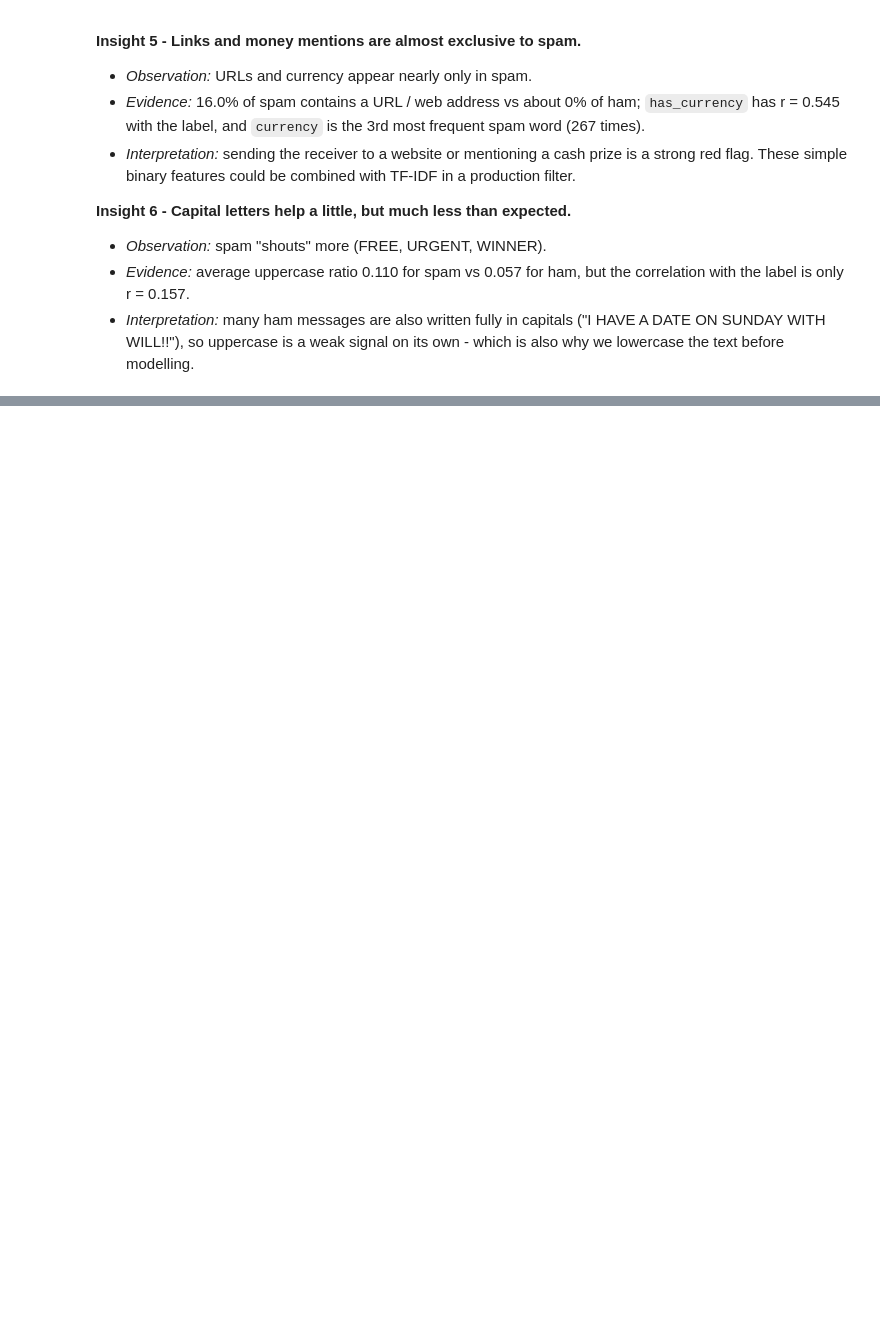
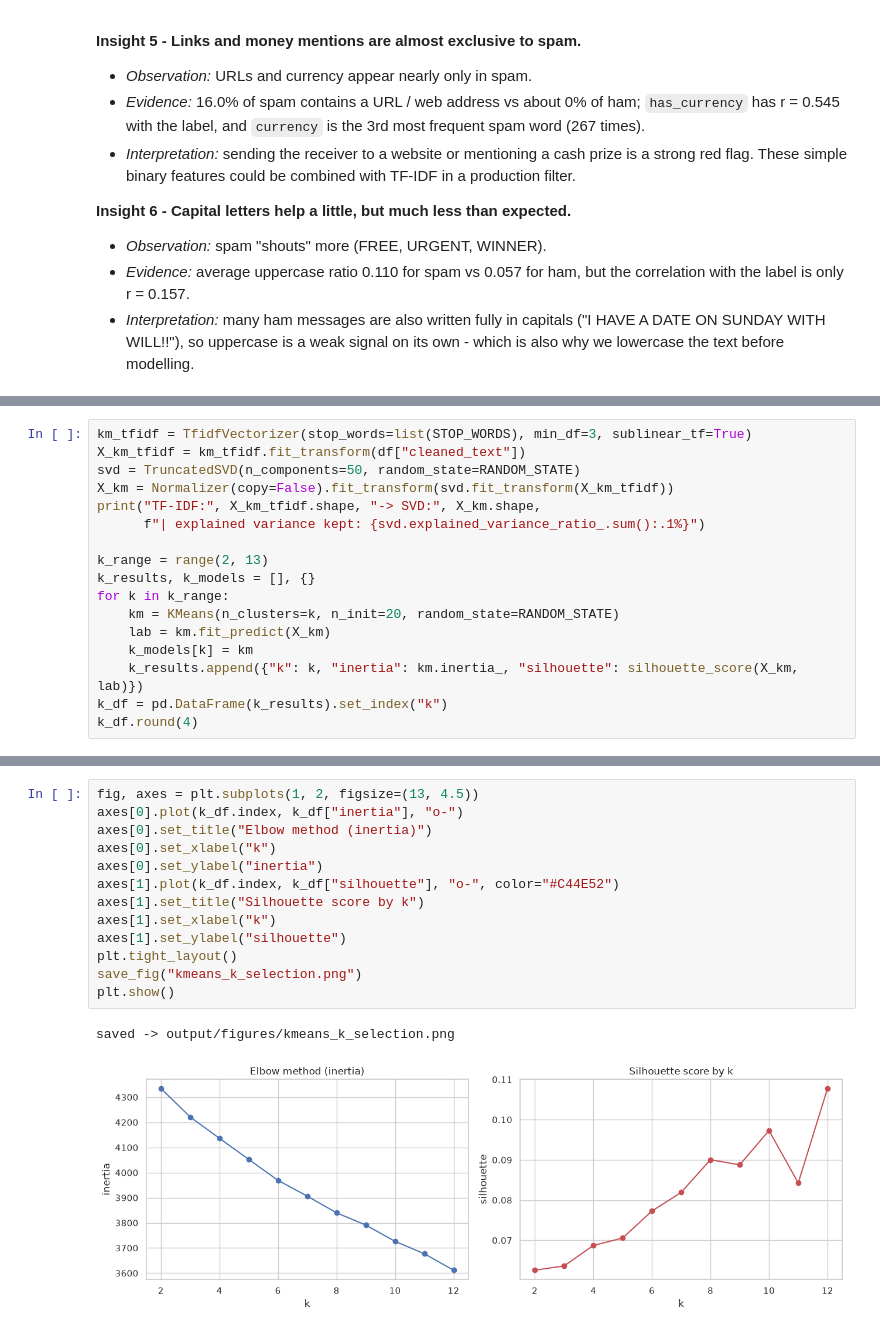
Before and after one commit to ahmeddshaban/bd-a1, a Jupyter notebook: notebook/analysis.ipynb, the cells around one changed output, grey strips where cells are left out. Drawn from its saved outputs; the diff is of its cells as text; blank space fills up the shorter version.

```diff
--- a/notebook/analysis.ipynb
+++ b/notebook/analysis.ipynb
@@ -891,0 +1051,17 @@ pd.Series(evidence, name="value").to_frame()
+# %%
+km_tfidf = TfidfVectorizer(stop_words=list(STOP_WORDS), min_df=3, sublinear_tf=True)
+X_km_tfidf = km_tfidf.fit_transform(df["cleaned_text"])
+svd = TruncatedSVD(n_components=50, random_state=RANDOM_STATE)
+X_km = Normalizer(copy=False).fit_transform(svd.fit_transform(X_km_tfidf))
+print("TF-IDF:", X_km_tfidf.shape, "-> SVD:", X_km.shape,
+      f"| explained variance kept: {svd.explained_variance_ratio_.sum():.1%}")
+
+k_range = range(2, 13)
+k_results, k_models = [], {}
+for k in k_range:
+    km = KMeans(n_clusters=k, n_init=20, random_state=RANDOM_STATE)
+    lab = km.fit_predict(X_km)
+    k_models[k] = km
+    k_results.append({"k": k, "inertia": km.inertia_, "silhouette": silhouette_score(X_km, lab)})
+k_df = pd.DataFrame(k_results).set_index("k")
+k_df.round(4)
@@ -891,0 +1083,16 @@ pd.Series(evidence, name="value").to_frame()
+# %%
+fig, axes = plt.subplots(1, 2, figsize=(13, 4.5))
+axes[0].plot(k_df.index, k_df["inertia"], "o-")
+axes[0].set_title("Elbow method (inertia)")
+axes[0].set_xlabel("k")
+axes[0].set_ylabel("inertia")
+axes[1].plot(k_df.index, k_df["silhouette"], "o-", color="#C44E52")
+axes[1].set_title("Silhouette score by k")
+axes[1].set_xlabel("k")
+axes[1].set_ylabel("silhouette")
+plt.tight_layout()
+save_fig("kmeans_k_selection.png")
+plt.show()
+# %% [output]
+saved -> output/figures/kmeans_k_selection.png
+[figure, added]
```
Also changed, not shown: parts of 24 cells of this notebook, 12 other files.
